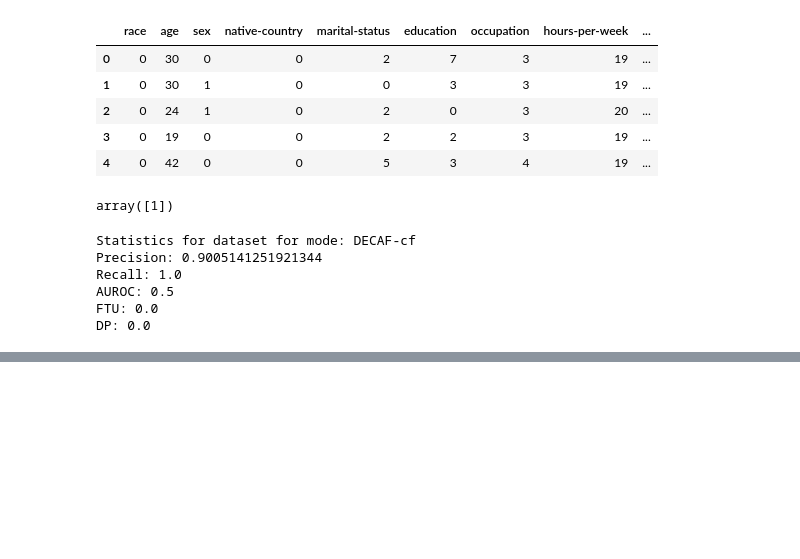
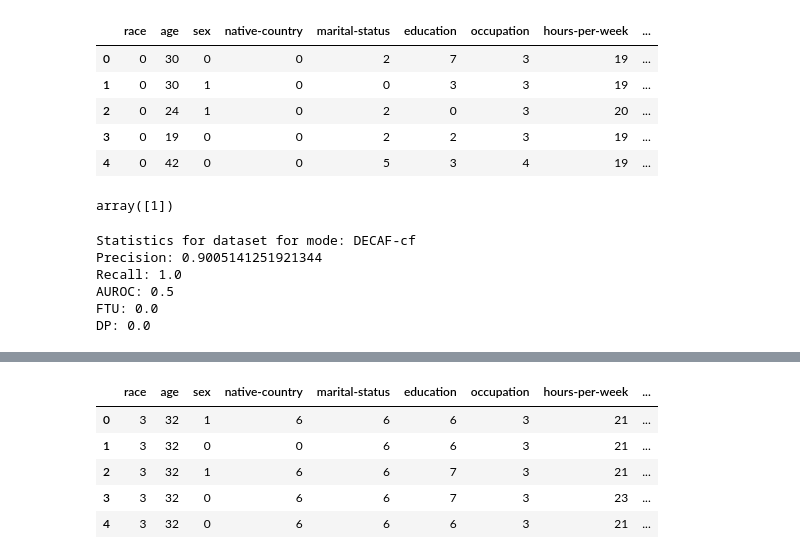
Before and after one commit to humayraR/fact-ai_Repl, a Jupyter notebook: SynthDECAF.ipynb, the cells around one changed output, grey strips where cells are left out. Drawn from its saved outputs; the diff is of its cells as text; code cells hidden in the pictures; blank space fills up the shorter version.

```diff
--- a/SynthDECAF.ipynb
+++ b/SynthDECAF.ipynb
@@ -258,0 +361,6 @@ decaf_cf.to_csv('decaf_cf.csv', index=False)
+# %%
+ftu_dpgan_e1 = plugin_dpgan.DPGANPlugin(n_iter = 10, n_iter_min=1, epsilon=1)
+ftu_dpgan_e1.fit(ftu_loader)
+ftu_dpgan_e1_df = ftu_dpgan_e1.generate(count=50000).dataframe()
+ftu_dpgan_e1_df.head()
+# %% [output]
@@ -258,0 +379,6 @@ decaf_cf.to_csv('decaf_cf.csv', index=False)
+|  | race | age | sex | native-country | marital-status | education | occupation | hours-per-week | ... |
+| 0 | 3 | 32 | 1 | 6 | 6 | 6 | 3 | 21 | ... |
+| 1 | 3 | 32 | 0 | 0 | 6 | 6 | 3 | 21 | ... |
+| 2 | 3 | 32 | 1 | 6 | 6 | 7 | 3 | 21 | ... |
+| 3 | 3 | 32 | 0 | 6 | 6 | 7 | 3 | 23 | ... |
+| 4 | 3 | 32 | 0 | 6 | 6 | 6 | 3 | 21 | ... |
```
Also changed, not shown: parts of 10 cells of this notebook.
